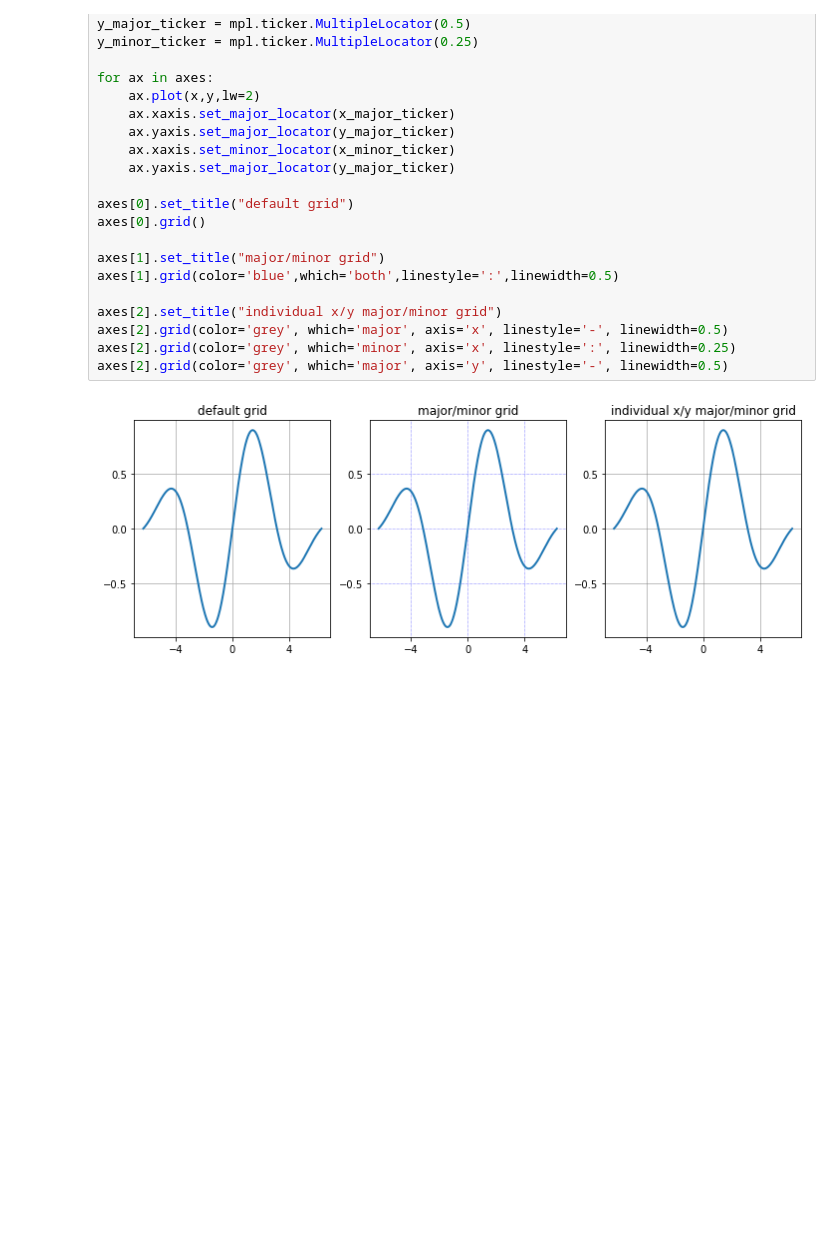
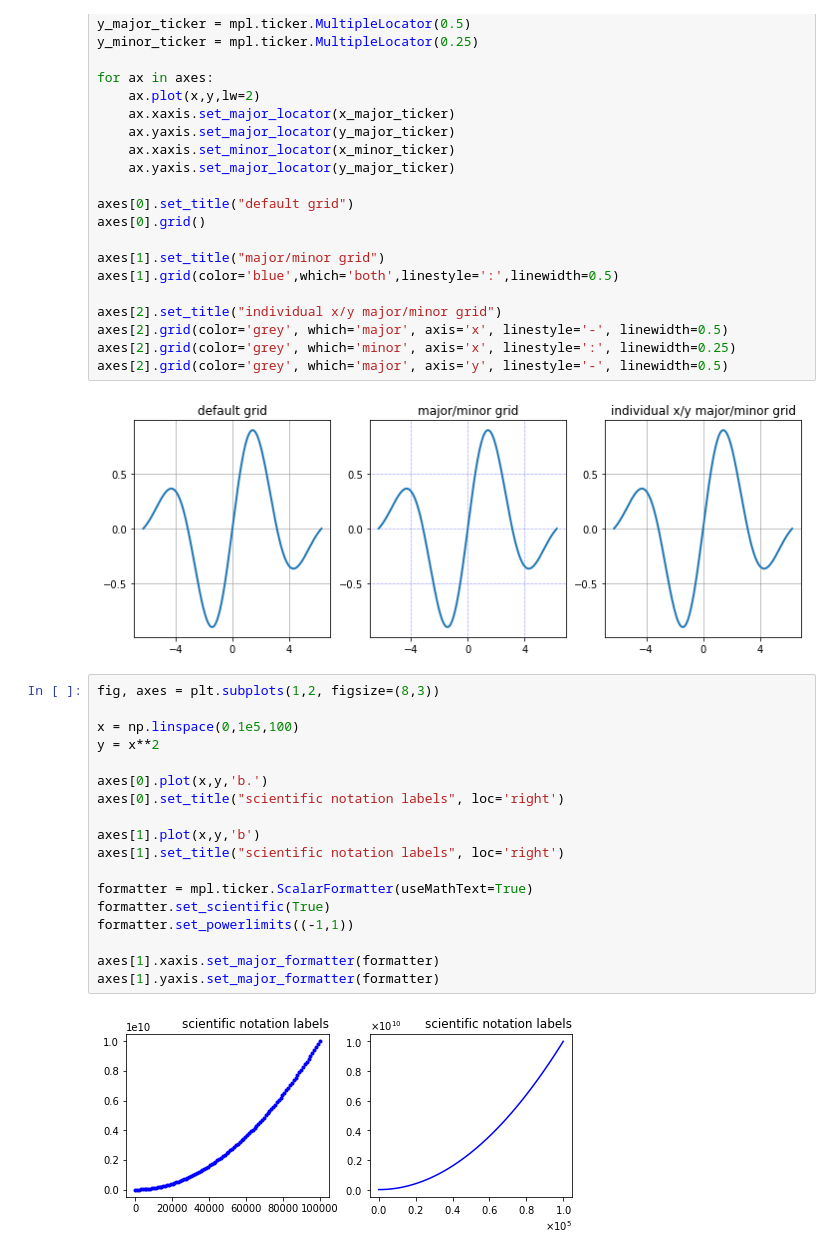
Before and after one commit to SamMachariaPhD/Numerical_Python, a Jupyter notebook: Chapter 4 -- Plotting and Visualization.ipynb, the cells around one changed output. Cells and saved outputs as stored; diff of their text form; blank space fills up the shorter version.

```diff
--- a/Chapter 4 -- Plotting and Visualization.ipynb
+++ b/Chapter 4 -- Plotting and Visualization.ipynb
@@ -238,3 +238,23 @@ axes[2].grid(color='grey', which='minor', axis='x', linestyle=':', linewidth=0.2
 axes[2].grid(color='grey', which='major', axis='y', linestyle='-', linewidth=0.5)
 # %% [output]
 [figure]
+# %%
+fig, axes = plt.subplots(1,2, figsize=(8,3))
+
+x = np.linspace(0,1e5,100)
+y = x**2
+
+axes[0].plot(x,y,'b.')
+axes[0].set_title("scientific notation labels", loc='right')
+
+axes[1].plot(x,y,'b')
+axes[1].set_title("scientific notation labels", loc='right')
+
+formatter = mpl.ticker.ScalarFormatter(useMathText=True)
+formatter.set_scientific(True)
+formatter.set_powerlimits((-1,1))
+
+axes[1].xaxis.set_major_formatter(formatter)
+axes[1].yaxis.set_major_formatter(formatter)
+# %% [output]
+[figure, added]
```
Also changed, not shown: parts of 18 cells of this notebook.
